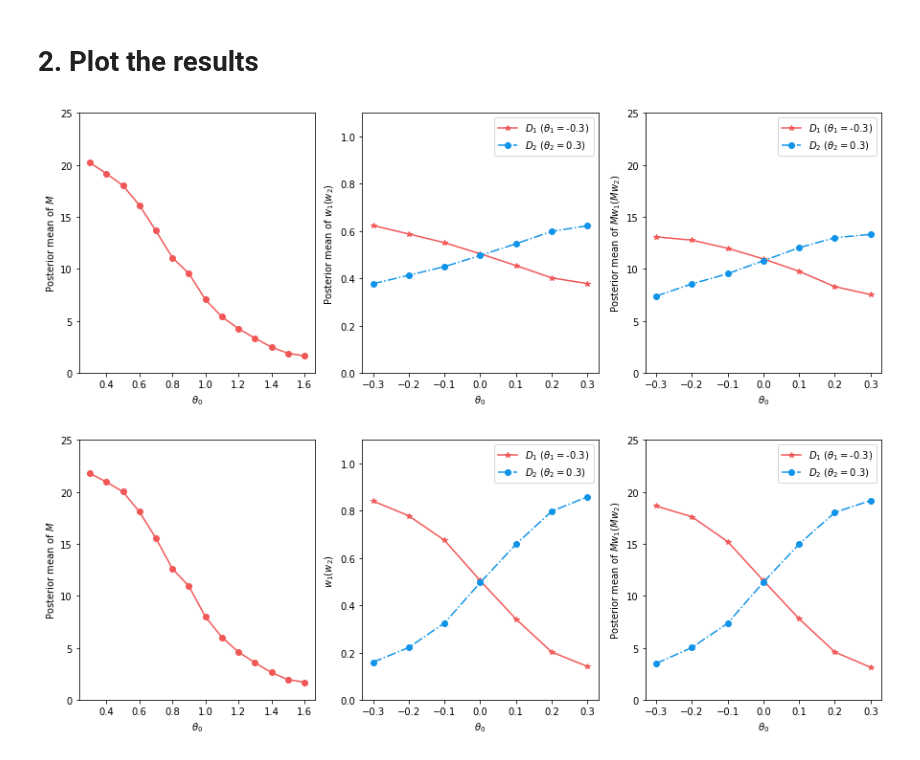
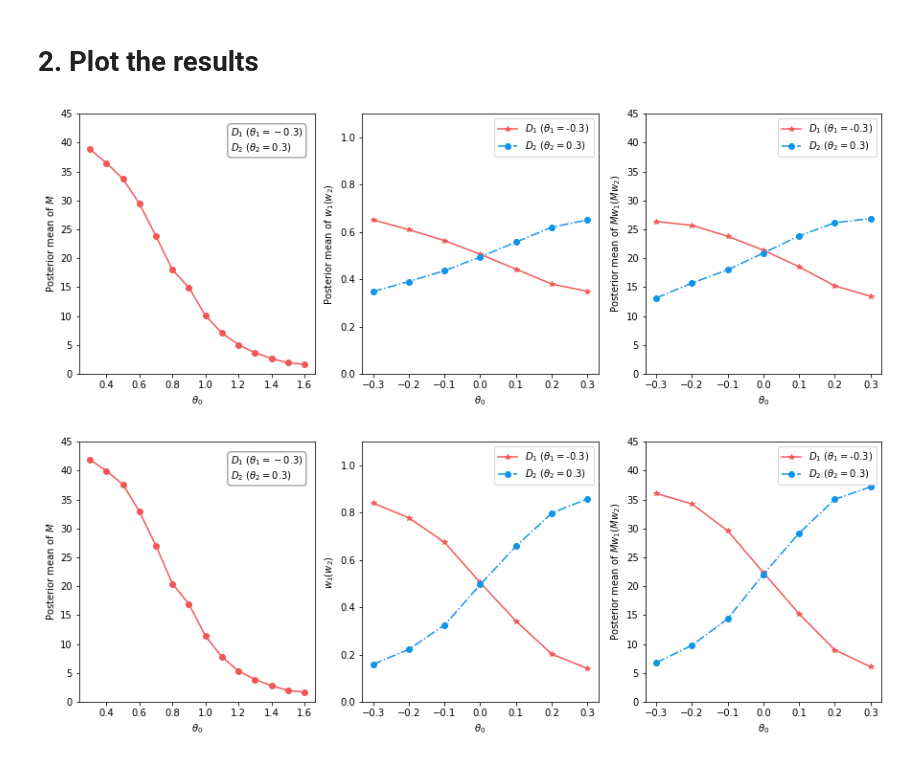
Before and after one commit to JINhuaqing/UIP, a Jupyter notebook: NormSetting/dynaBorrow_curve.ipynb, the cells around one changed output. Drawn from its saved outputs; the diff is of its cells as text; code cells hidden in the pictures.

Commit message:
add legend for dynaCurve of M

```diff
--- a/NormSetting/dynaBorrow_curve.ipynb
+++ b/NormSetting/dynaBorrow_curve.ipynb
@@ -39,7 +39,7 @@ def getPlotData(data):
 # %%
 root = Path("./")
 # %%
-n = 40
+n = 80
 if n == 40:
     fname = ""
 else:
@@ -233,37 +235,40 @@ plt.ylabel(r"Posterior mean of $M$")
 plt.plot(allTheta0s, allMeans, "o-", color="#F25757")
 #plt.fill_between(plotData.theta0s, plotData.LowQs, plotData.UpQs,
 #                 alpha=0.2, facecolor="#F25757")
+plt.annotate('$D_1$ $(\\theta_1=-0.3)$\n$D_2$ $(\\theta_2=0.3)$', xy=(0.95, 0.95), xycoords='axes fraction',
+            size=10, ha='right', va='top', ma="left",
+            bbox=dict(boxstyle='round', fc='w', alpha=0.5))
 
 plt.subplot(1, 3, 2)
 plt.ylim([0, 1.1])
 plt.xlabel(r"$\theta_0$")
 plt.ylabel(r"Posterior mean of $w_1(w_2)$")
 plt.plot(plotDataw1.theta0s, plotDataw1.means, "-*", color="#F25757", label=r"$D_1$ $(\theta_1=$" + "-0.3)")
 #plt.fill_between(plotDataw1.theta0s, plotDataw1.LowQs, plotDataw1.UpQs,
 #                 alpha=0.2, facecolor="#F25757")
 plt.plot(plotDataw2.theta0s, plotDataw2.means, "o-.", color="#1094E9", label=r"$D_2$ $(\theta_2=$" + "0.3)")
 #plt.fill_between(plotDataw2.theta0s, plotDataw2.LowQs, plotDataw2.UpQs,
 #                 alpha=0.2, facecolor="#1094E9")
 plt.legend()
 
 plt.subplot(1, 3, 3)
 if n == 40:
     plt.ylim([0, 25])
 else:
     plt.ylim([0, 45])
 plt.xlabel(r"$\theta_0$")
 plt.ylabel(r"Posterior mean of $Mw_1(Mw_2)$")
 plt.plot(plotDatam1.theta0s, plotDatam1.means, "*-", color="#F25757", label=r"$D_1$ $(\theta_1=$" + "-0.3)")
 #plt.fill_between(plotDatam1.theta0s, plotDatam1.LowQs, plotDatam1.UpQs,
 #                 alpha=0.2, facecolor="#F25757")
 plt.plot(plotDatam2.theta0s, plotDatam2.means, "o-.", color="#1094E9", label=r"$D_2$ $(\theta_2=$" + "0.3)")
 #plt.fill_between(plotDatam2.theta0s, plotDatam2.LowQs, plotDatam2.UpQs,
 #                 alpha=0.2, facecolor="#1094E9")
 _ = plt.legend()
 
 plt.savefig(f"../plots/dynaNormUIPD{fname}.pdf")
 # %% [output]
-[figure, old version]
+[figure, new version]
 # %%
 plotData = getPlotData(UIPJSM)
 plotDatam1 = getPlotData(UIPJSm1)
@@ -287,6 +292,9 @@ plt.ylabel(r"Posterior mean of $M$")
 plt.plot(allTheta0s, allMeans, "o-", color="#F25757")
 #plt.fill_between(plotData.theta0s, plotData.LowQs, plotData.UpQs,
 #                 alpha=0.2, facecolor="#F25757")
+plt.annotate('$D_1$ $(\\theta_1=-0.3)$\n$D_2$ $(\\theta_2=0.3)$', xy=(0.95, 0.95), xycoords='axes fraction',
+            size=10, ha='right', va='top', ma="left",
+            bbox=dict(boxstyle='round', fc='w', alpha=0.5))
 
 plt.subplot(1, 3, 2)
 plt.ylim([0, 1.1])
@@ -318,4 +326,4 @@ _ = plt.legend()
 
 plt.savefig(f"../plots/dynaNormUIPJS{fname}.pdf")
 # %% [output]
-[figure, old version]
+[figure, new version]
```
Also changed, not shown: parts of 6 cells of this notebook, 7 other files.
